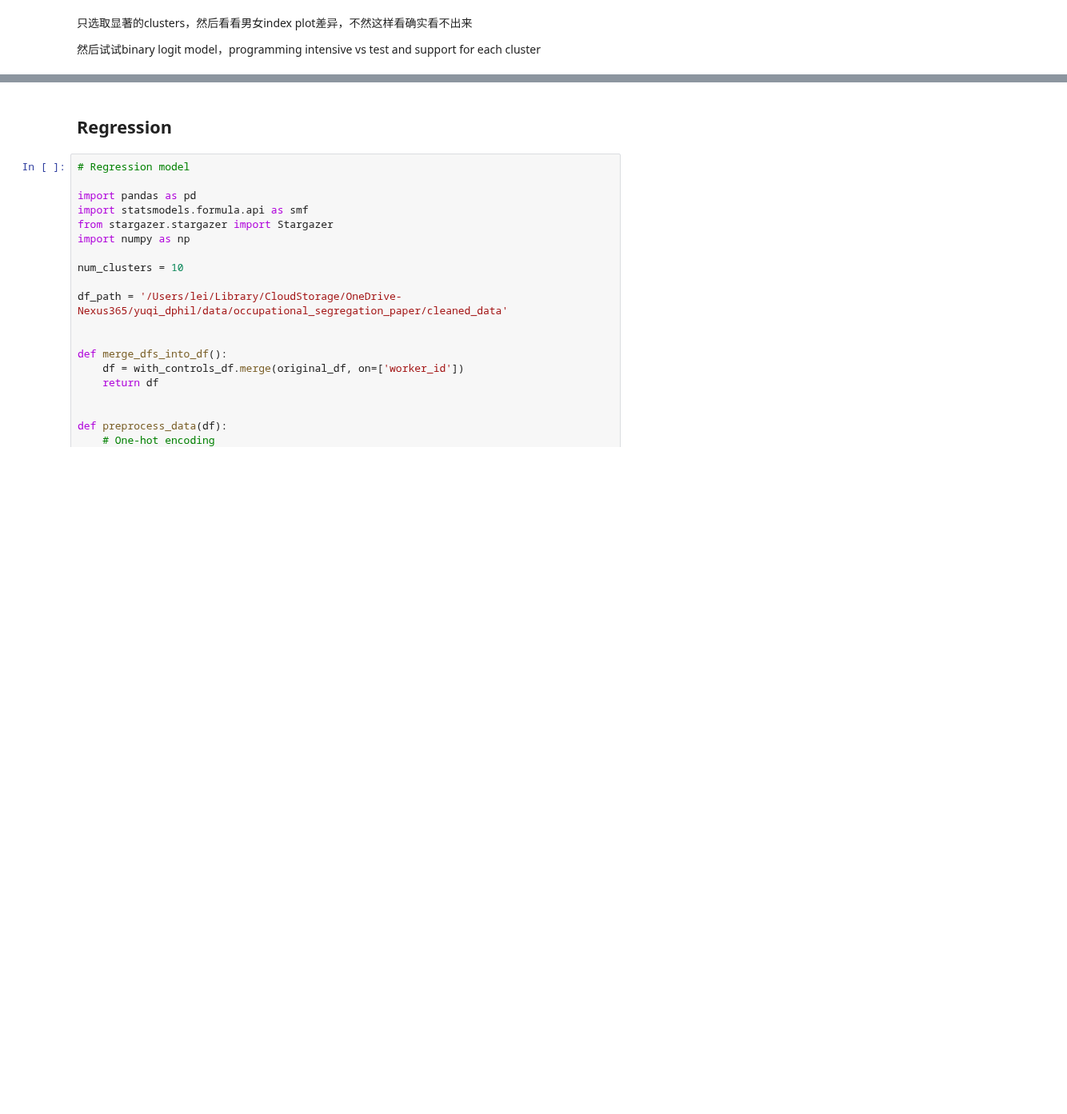
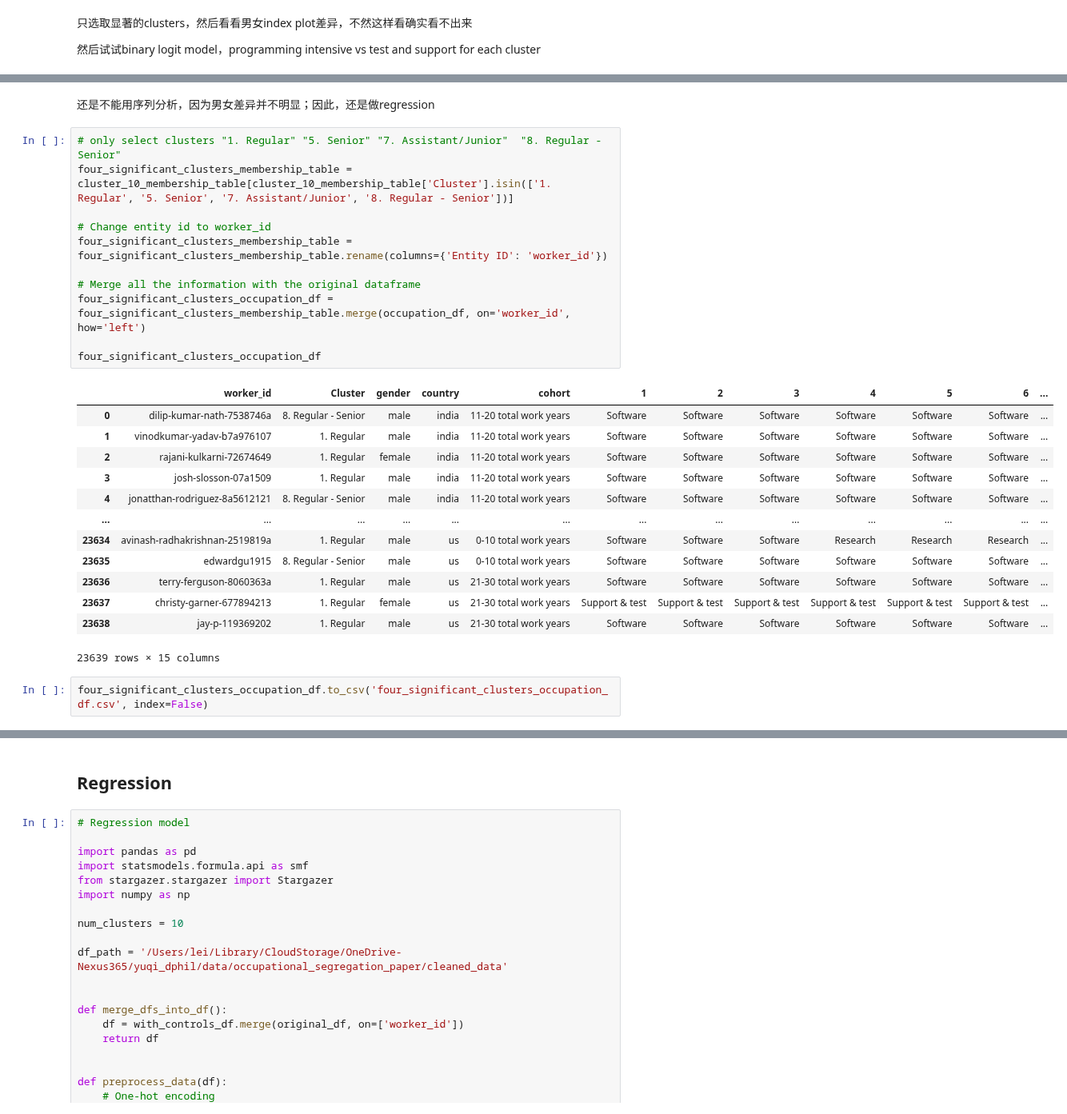
Before and after one commit to sdaza/Sequenzo, a Jupyter notebook: original_datasets_and_cleaning/qiqi/250814_multidomain/250814.ipynb, the cells around one changed output, grey strips where cells are left out. Shown at 80% size. Saved outputs shown, nothing was run; the diff lists cells and outputs as text; blank space fills up the shorter version.

```diff
--- a/original_datasets_and_cleaning/qiqi/250814_multidomain/250814.ipynb
+++ b/original_datasets_and_cleaning/qiqi/250814_multidomain/250814.ipynb
@@ -547,0 +618,29 @@ plot_sequence_index(seqdata=occupation_sequence,
+# %% [markdown]
+还是不能用序列分析，因为男女差异并不明显；因此，还是做regression
+# %%
+# only select clusters "1. Regular" "5. Senior" "7. Assistant/Junior"  "8. Regular - Senior"
+four_significant_clusters_membership_table = cluster_10_membership_table[cluster_10_membership_table['Cluster'].isin(['1. Regular', '5. Senior', '7. Assistant/Junior', '8. Regular - Senior'])]
+
+# Change entity id to worker_id
+four_significant_clusters_membership_table = four_significant_clusters_membership_table.rename(columns={'Entity ID': 'worker_id'})
+
+# Merge all the information with the original dataframe
+four_significant_clusters_occupation_df = four_significant_clusters_membership_table.merge(occupation_df, on='worker_id', how='left')
+
+four_significant_clusters_occupation_df
+# %% [output]
+|  | worker_id | Cluster | gender | country | cohort | 1 | 2 | 3 | 4 | 5 | 6 | ... |
+| 0 | dilip-kumar-nath-7538746a | 8. Regular - Senior | male | india | 11-20 total work years | Software | Software | Software | Software | Software | Software | ... |
+| 1 | vinodkumar-yadav-b7a976107 | 1. Regular | male | india | 11-20 total work years | Software | Software | Software | Software | Software | Software | ... |
+| 2 | rajani-kulkarni-72674649 | 1. Regular | female | india | 11-20 total work years | Software | Software | Software | Software | Software | Software | ... |
+| 3 | josh-slosson-07a1509 | 1. Regular | male | india | 11-20 total work years | Software | Software | Software | Software | Software | Software | ... |
+| 4 | jonatthan-rodriguez-8a5612121 | 8. Regular - Senior | male | india | 11-20 total work years | Software | Software | Software | Software | Software | Software | ... |
+| ... | ... | ... | ... | ... | ... | ... | ... | ... | ... | ... | ... | ... |
+| 23634 | avinash-radhakrishnan-2519819a | 1. Regular | male | us | 0-10 total work years | Software | Software | Software | Research | Research | Research | ... |
+| 23635 | edwardgu1915 | 8. Regular - Senior | male | us | 0-10 total work years | Software | Software | Software | Software | Software | Software | ... |
+| 23636 | terry-ferguson-8060363a | 1. Regular | male | us | 21-30 total work years | Software | Software | Software | Software | Software | Software | ... |
+| 23637 | christy-garner-677894213 | 1. Regular | female | us | 21-30 total work years | Support & test | Support & test | Support & test | Support & test | Support & test | Support & test | ... |
+| 23638 | jay-p-119369202 | 1. Regular | male | us | 21-30 total work years | Software | Software | Software | Software | Software | Software | ... |
+23639 rows × 15 columns
+# %%
+four_significant_clusters_occupation_df.to_csv('four_significant_clusters_occupation_df.csv', index=False)
```
Also changed, not shown: parts of 11 cells of this notebook, 15 other files.
